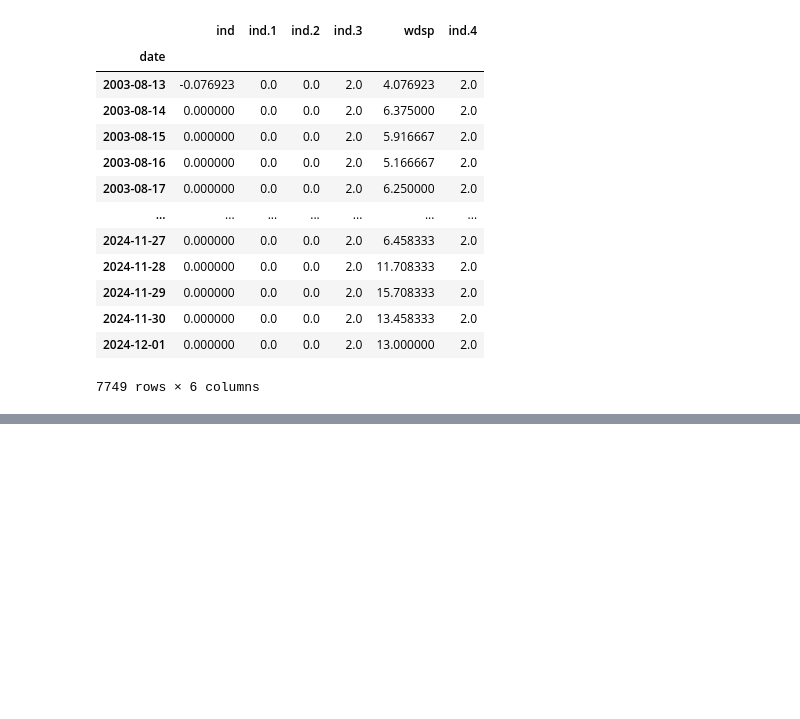
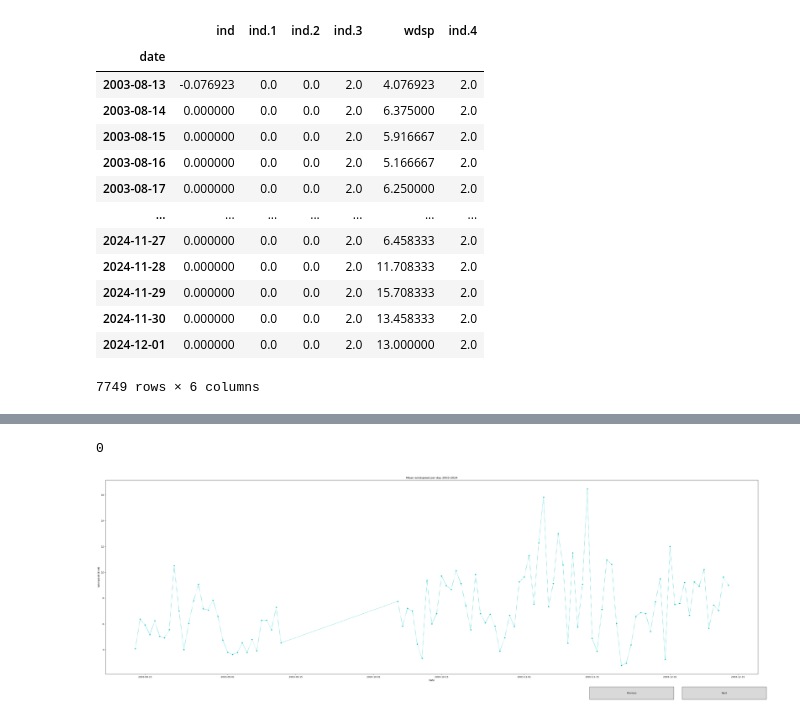
Before and after one commit to rayne-fall/pfda-project, a Jupyter notebook: project.ipynb, the cells around one changed output, grey strips where cells are left out. Saved outputs shown, nothing was run; the diff lists cells and outputs as text; code cells hidden in the pictures; blank space fills up the shorter version.

```diff
--- a/project.ipynb
+++ b/project.ipynb
@@ -125,0 +133,48 @@ UFuncTypeError: ufunc 'add' cannot use operands with types dtype('<M8[ns]') and
+# %%
+# plot windspeed vs date
+fig, ax = plt.subplots(figsize=(50,15))
+
+wdsp=mean_per_day["wdsp"]
+wdsp=wdsp.to_numpy()
+
+# set visible range (reference 8)
+display_range = 100
+current_index = 0
+
+# label axes
+ax.set_xlabel("Date")
+ax.set_ylabel("Windspeed (knot)")
+# add title
+ax.set_title("Mean windspeed per day 2003-2024")
+
+# plot data within current visible range
+plot=ax.plot(mean_per_day.index[current_index:current_index + display_range], wdsp[current_index:current_index + display_range], "*:c")
+
+# define function for scrolling through plot (reference 8)
+def update_plot(forward=True):
+    global current_index
+    step = display_range if forward else -display_range
+    current_index += step
+
+    if current_index < 0:
+        current_index = 0
+    elif current_index + display_range > len(mean_per_day.index):
+        current_index = len(mean_per_day.index) - display_range
+
+    plot.set_xdata(mean_per_day.index[current_index:current_index + display_range])
+    plot.set_ydata(wdsp[current_index:current_index + display_range])
+    plt.draw()
+
+# Create buttons
+ax_next_button = plt.axes([0.81, 0.01, 0.1, 0.05])
+ax_prev_button = plt.axes([0.7, 0.01, 0.1, 0.05])
+
+next_button = Button(ax_next_button, 'Next')
+prev_button = Button(ax_prev_button, 'Previous')
+
+# Connect buttons to update functions
+next_button.on_clicked(lambda event: update_plot(forward=True))
+prev_button.on_clicked(lambda event: update_plot(forward=False))
+# %% [output]
+0
+[figure, added]
```
Also changed, not shown: parts of 12 cells of this notebook, 1 other file.
